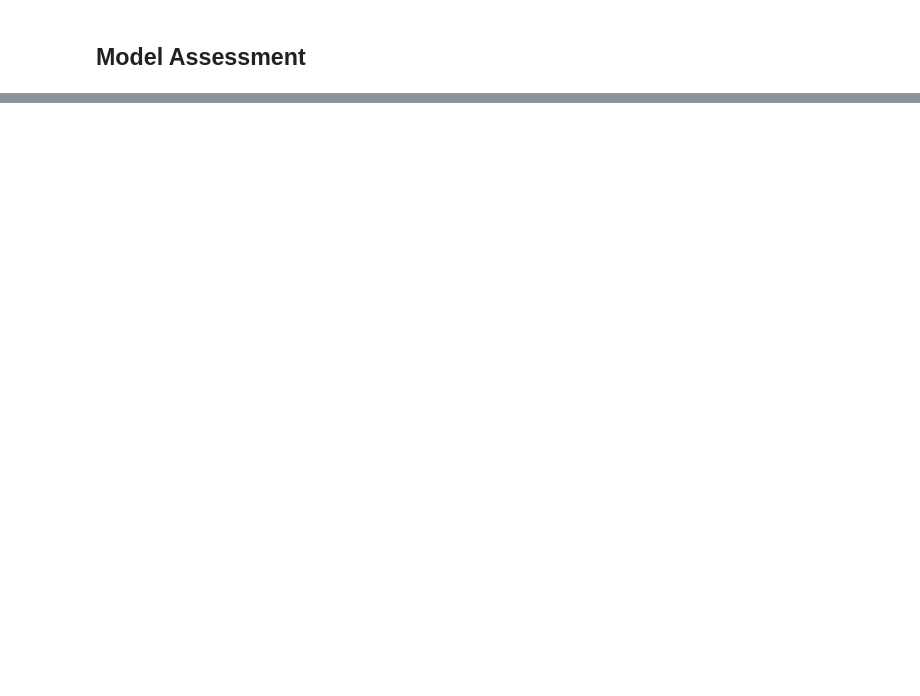
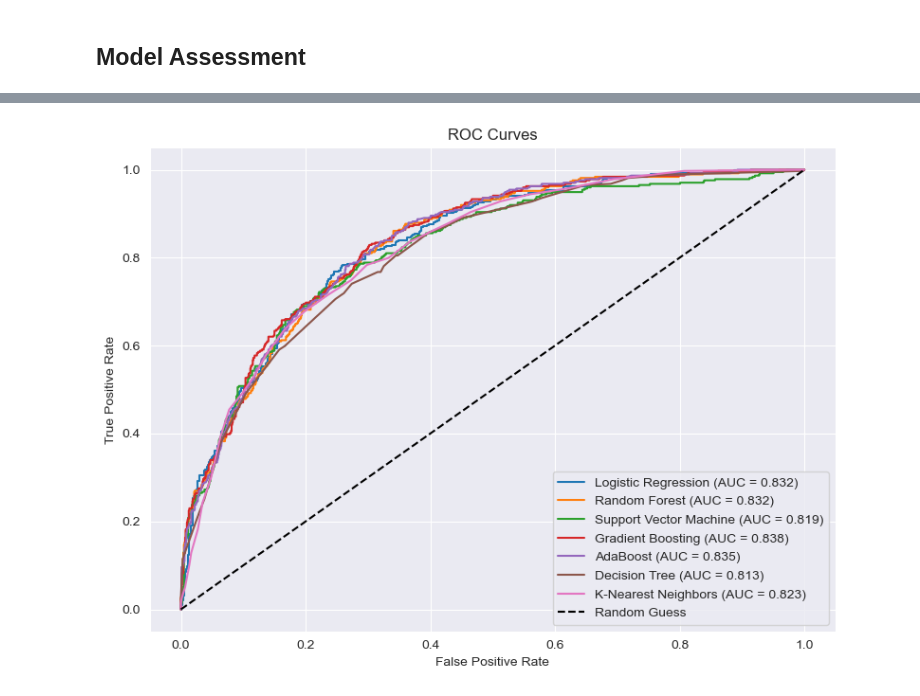
Before and after one commit to devmarkpro/telco-customer-churn-ml-project, a Jupyter notebook: notebooks/03-model_assessment.ipynb, the cells around one changed output, grey strips where cells are left out. Drawn from its saved outputs; the diff is of its cells as text; code cells hidden in the pictures; blank space fills up the shorter version.

```diff
--- a/notebooks/03-model_assessment.ipynb
+++ b/notebooks/03-model_assessment.ipynb
@@ -92,3 +97,5 @@ models = {}
+# %%
+df = load_and_preprocess('../data/Telco-Customer-Churn.csv')
 # %%
 y = df['Churn']
 X = df.drop(columns=['Churn'])
@@ -143,0 +118,10 @@ ROC AUC Score: 0.8319235288940887
+# %%
+models = {
+    'Logistic Regression': LogisticRegression(max_iter=10000, random_state=RANDOM_STATE),
+    'Random Forest': RandomForestClassifier(random_state=RANDOM_STATE),
+    'Support Vector Machine': SVC(kernel='rbf', probability=True, random_state=RANDOM_STATE),
+    'Gradient Boosting': GradientBoostingClassifier(random_state=RANDOM_STATE),
+    'AdaBoost': AdaBoostClassifier(random_state=RANDOM_STATE),
+    'Decision Tree': DecisionTreeClassifier(random_state=RANDOM_STATE),
+    'K-Nearest Neighbors': KNeighborsClassifier(),
+}
@@ -143,0 +215,4 @@ ROC AUC Score: 0.8319235288940887
+# %%
+plot_roc_curves(trained_models, X_test, y_test)
+# %% [output]
+[figure, added]
```
Also changed, not shown: parts of 30 cells of this notebook, 1 other file.
